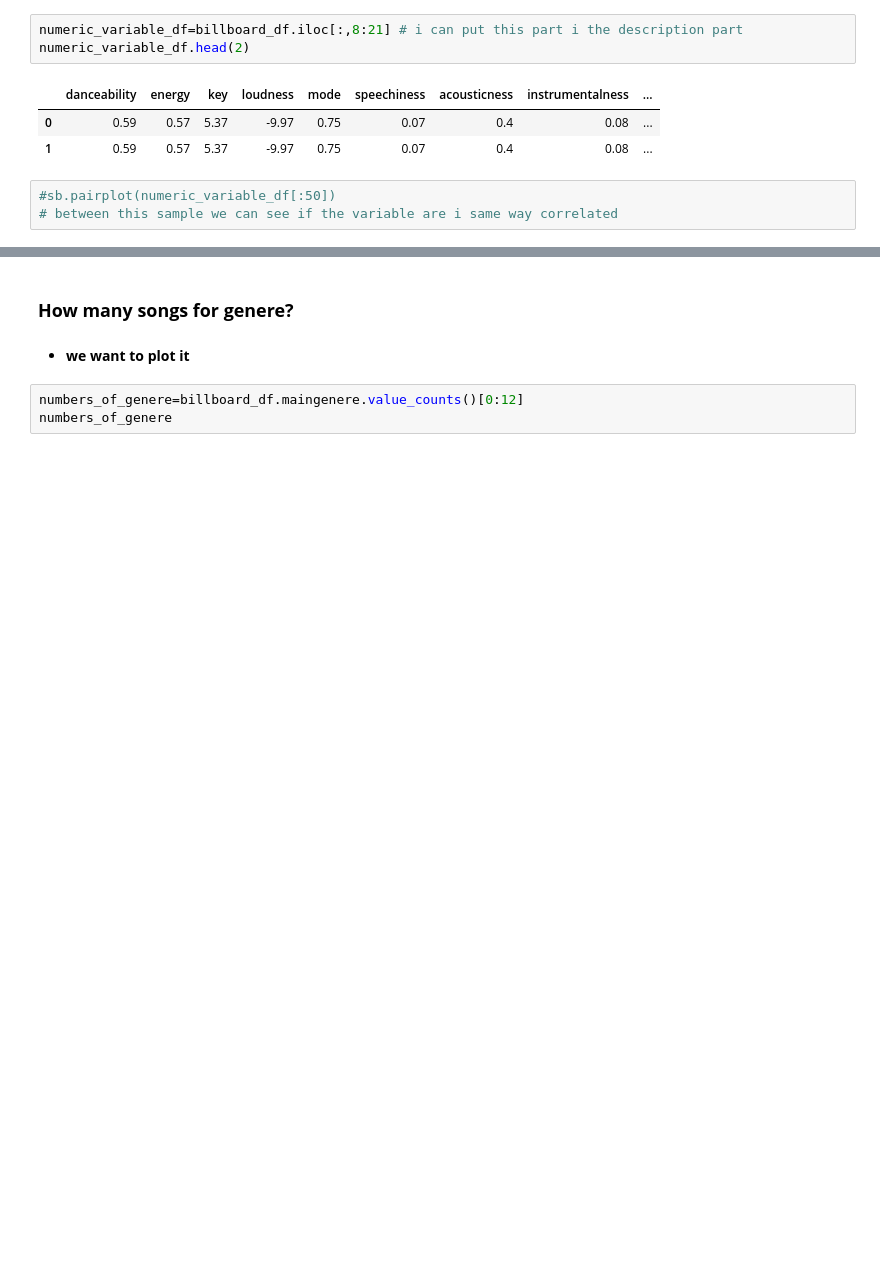
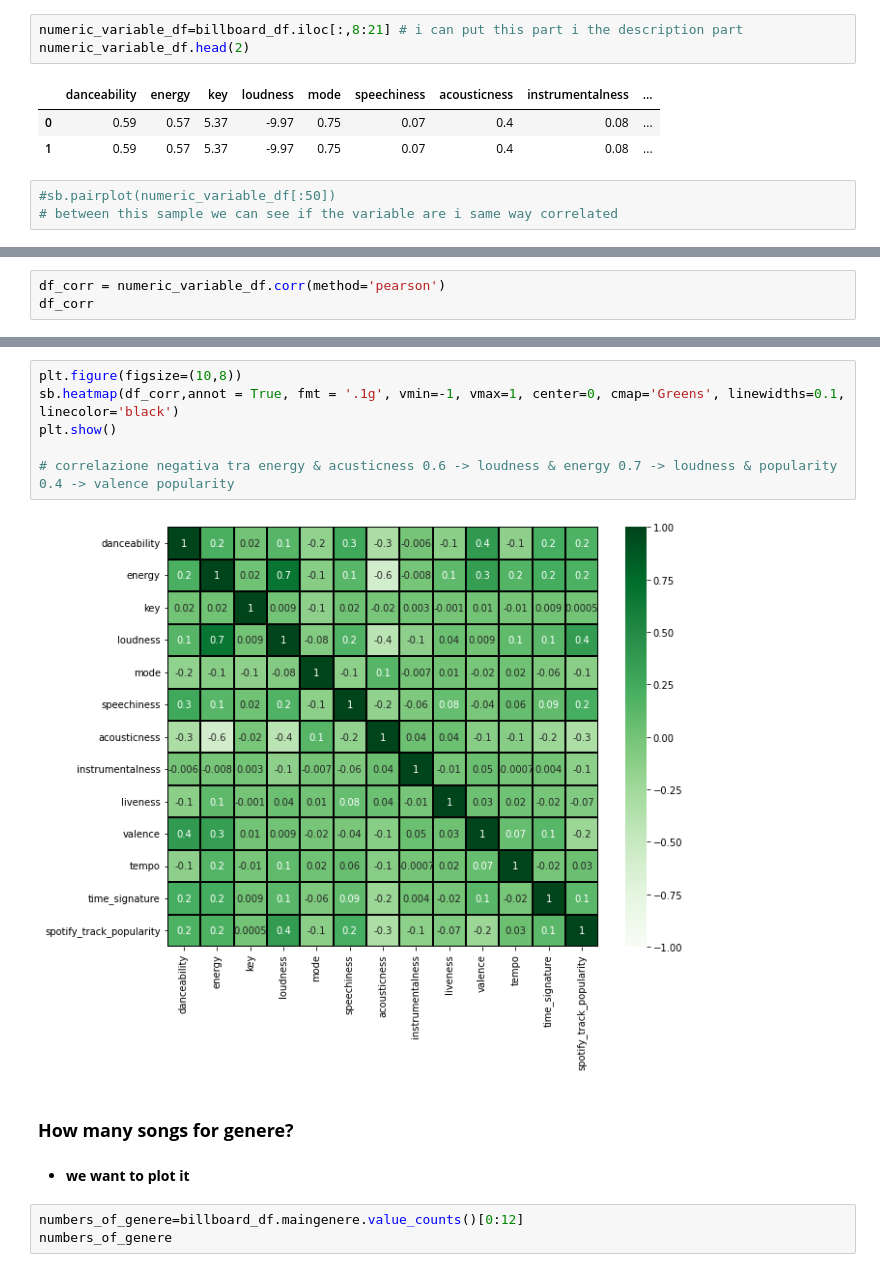
Before and after one commit to alelovo/Project_programming, a Jupyter notebook: project.ipynb, the cells around one changed output, grey strips where cells are left out. Cells and saved outputs as stored; diff of their text form; blank space fills up the shorter version.

Commit message:
Heatmap and correlation matrix

```diff
--- a/project.ipynb
+++ b/project.ipynb
@@ -409,0 +412,3 @@ numeric_variable_df.head(2)
+# %%
+df_corr = numeric_variable_df.corr(method='pearson')
+df_corr
@@ -410,3 +430,11 @@ numeric_variable_df.head(2)
+# %%
+plt.figure(figsize=(10,8))
+sb.heatmap(df_corr,annot = True, fmt = '.1g', vmin=-1, vmax=1, center=0, cmap='Greens', linewidths=0.1, linecolor='black')
+plt.show()
+
+# correlazione negativa tra energy & acusticness 0.6 -> loudness & energy 0.7 -> loudness & popularity 0.4 -> valence popularity
+# %% [output]
+[figure, added]
 # %% [markdown]
 ###  **How many songs for genere?**
 # %% [markdown]
```
Also changed, not shown: parts of 5 cells of this notebook.
